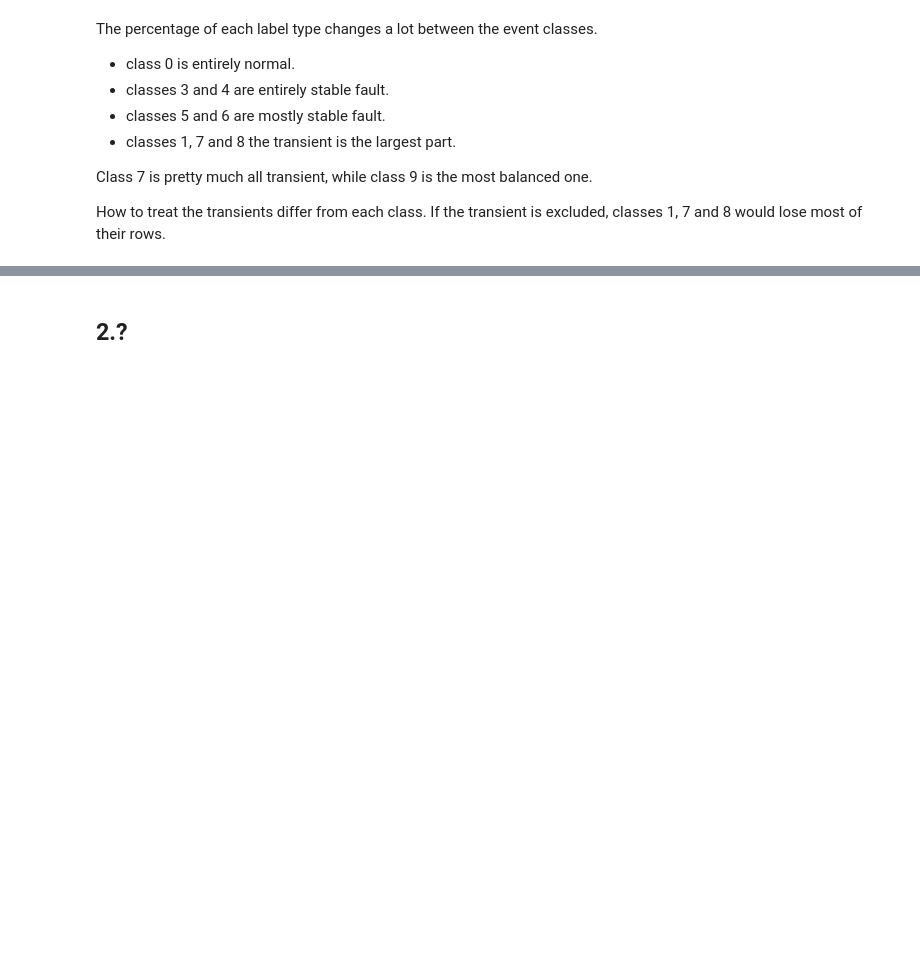
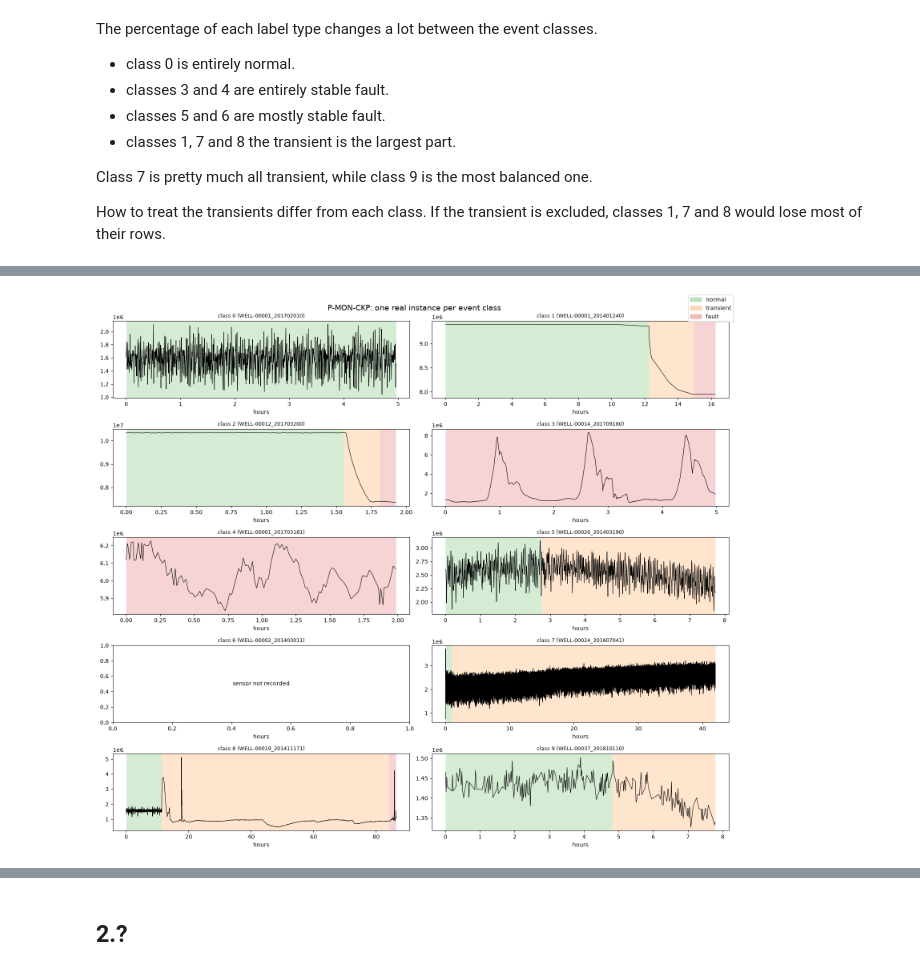
Before and after one commit to tommasofacchin/uis-msc-data-science, a Jupyter notebook: DAT540 - Data science/Project/01_eda.ipynb, the cells around one changed output, grey strips where cells are left out. Cells and saved outputs as stored; diff of their text form; code cells hidden in the pictures; blank space fills up the shorter version.

```diff
--- a/DAT540 - Data science/Project/01_eda.ipynb
+++ b/DAT540 - Data science/Project/01_eda.ipynb
@@ -502,0 +613,4 @@ How to treat the transients differ from each class. If the transient is excluded
+# %%
+plot_sensor("P-MON-CKP")
+# %% [output]
+[figure, added]
```
Also changed, not shown: parts of 13 cells of this notebook.
